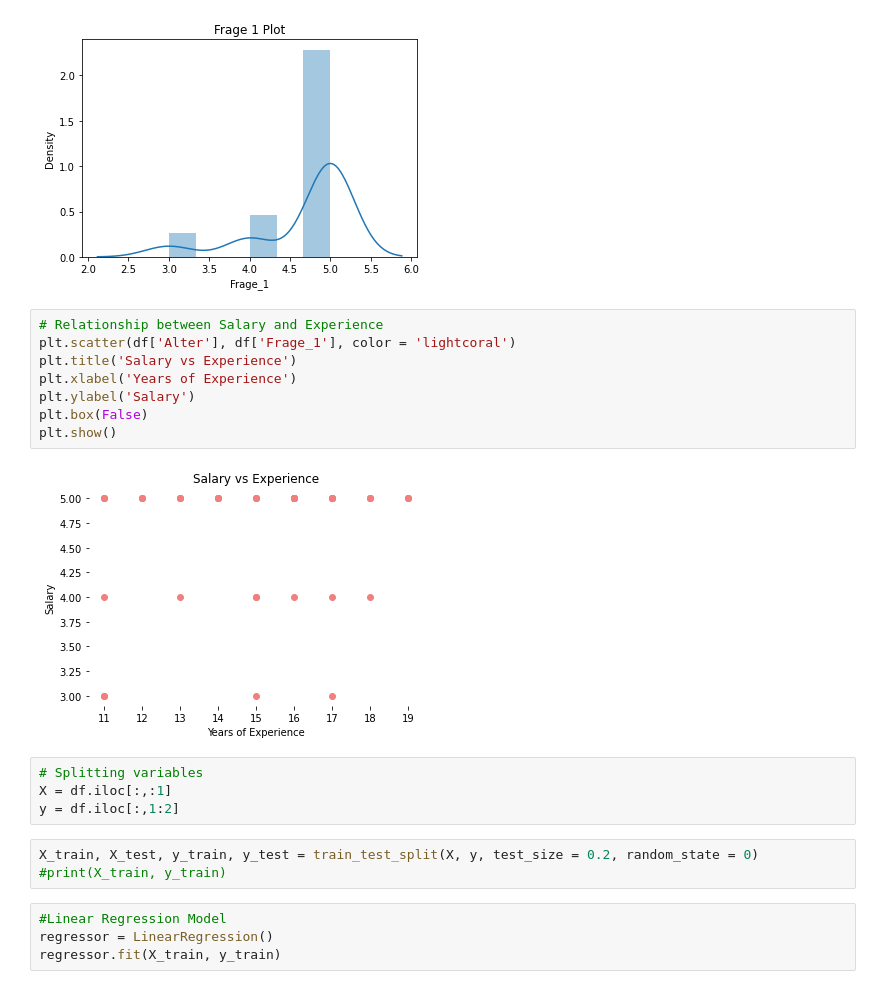
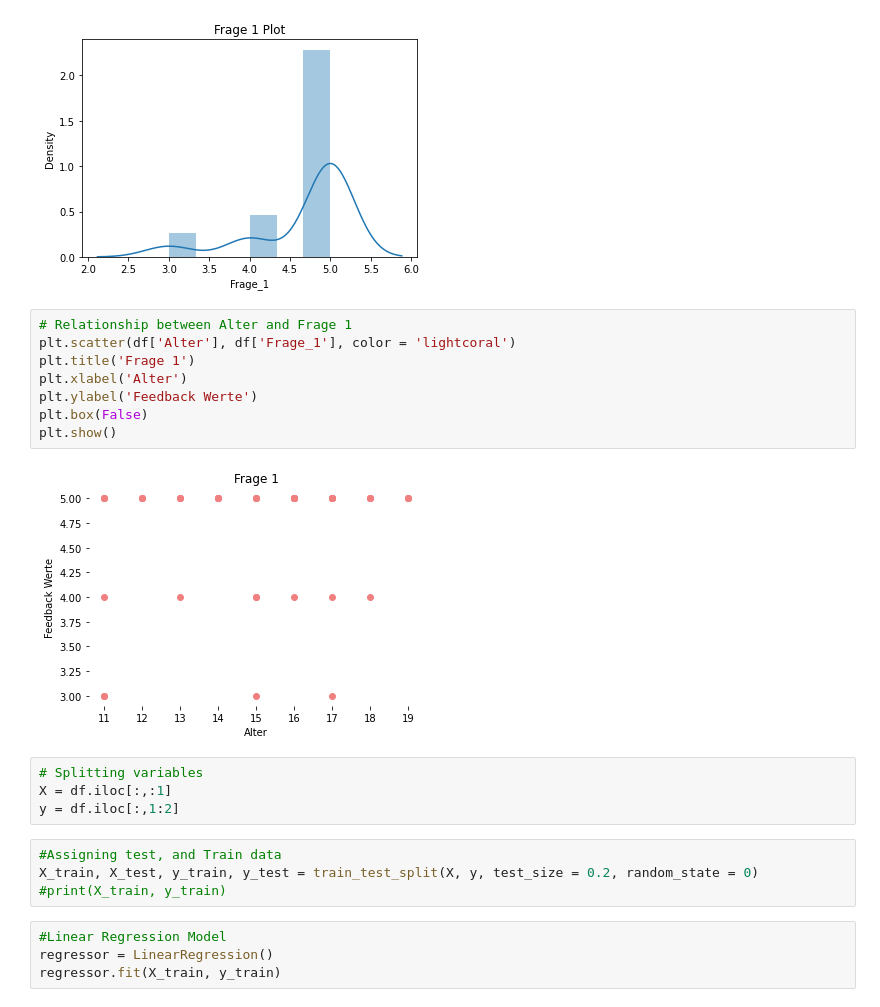
Before and after one commit to GO-Robot-FLL/Masterpiece_Forschung, a Jupyter notebook: Datenanalyse Teen Tech Expo.ipynb, the cells around one changed output. Cells and saved outputs as stored; diff of their text form.

```diff
--- a/Datenanalyse Teen Tech Expo.ipynb
+++ b/Datenanalyse Teen Tech Expo.ipynb
@@ -154,20 +159,21 @@ plt.show()
 # %% [output]
 [figure]
 # %%
-# Relationship between Salary and Experience
+# Relationship between Alter and Frage 1
 plt.scatter(df['Alter'], df['Frage_1'], color = 'lightcoral')
-plt.title('Salary vs Experience')
-plt.xlabel('Years of Experience')
-plt.ylabel('Salary')
+plt.title('Frage 1')
+plt.xlabel('Alter')
+plt.ylabel('Feedback Werte')
 plt.box(False)
 plt.show()
 # %% [output]
-[figure, old version]
+[figure, new version]
 # %%
 # Splitting variables
 X = df.iloc[:,:1]
 y = df.iloc[:,1:2]
 # %%
+#Assigning test, and Train data
 X_train, X_test, y_train, y_test = train_test_split(X, y, test_size = 0.2, random_state = 0)
 #print(X_train, y_train)
 # %%
```
Also changed, not shown: parts of 11 cells of this notebook.
